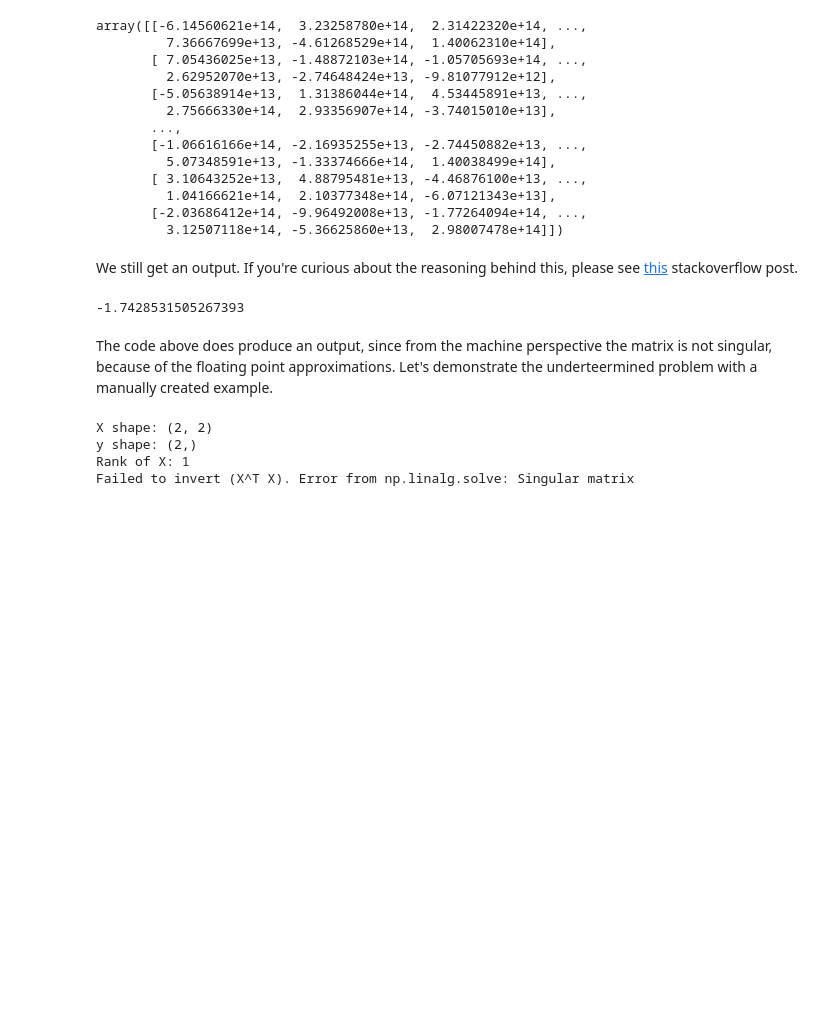
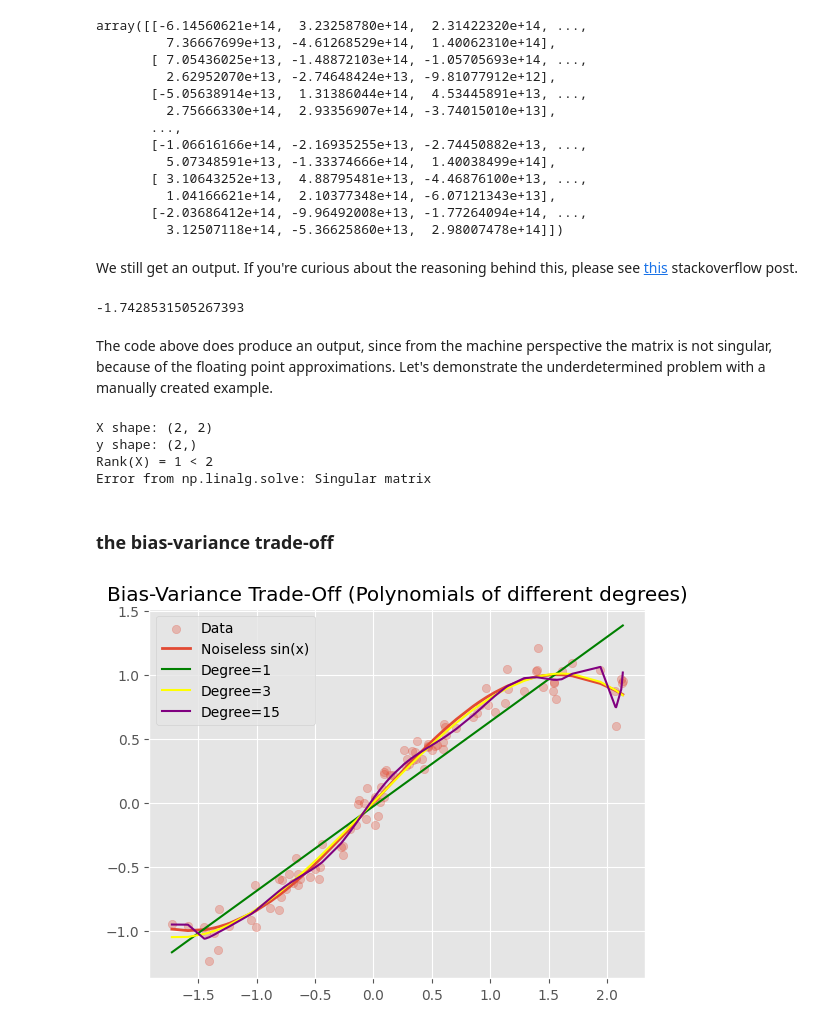
Before and after one commit to HaykTarkhanyan/lecture_sl_python_sols, a Jupyter notebook: python_sol_regularization_1.ipynb, the cells around one changed output. Drawn from its saved outputs; the diff is of its cells as text; code cells hidden in the pictures; blank space fills up the shorter version.

```diff
--- a/python_sol_regularization_1.ipynb
+++ b/python_sol_regularization_1.ipynb
@@ -23,7 +23,7 @@ noise_amount = 0.1
 
 X = np.random.randn(num_additional_covs, num_additional_covs + 1)
 
-Y = np.sin(X[:, 0]) + np.random.randn(num_points) * noise_amount
-print(f"X shape: {X.shape}\nY shape: {Y.shape}")
+y = np.sin(X[:, 0]) + np.random.randn(num_points) * noise_amount
+print(f"X shape: {X.shape}\ny shape: {y.shape}")
 # %% [output]
 X shape: (100, 101)
@@ -230,7 +230,7 @@ np.linalg.det(X.T @ X)
 # %%
 # let's select even less samples
 X = X[:10]
-Y = Y[:10]
+y = y[:10]
 
 np.linalg.det(X.T @ X)
 # %% [output]
@@ -260,28 +260,56 @@ np.linalg.solve(X.T @ X, X.T @ Y)
 # %% [output]
 -1.7428531505267393
 # %% [markdown]
-The code above does produce an output, since from the machine perspective the matrix is not singular, because of the floating point approximations. Let's demonstrate the underteermined problem with a manually created example.
+The code above does produce an output, since from the machine perspective the matrix is not singular, because of the floating point approximations. Let's demonstrate the underdetermined problem with a manually created example.
 # %%
 
-X = np.array([
+X_singular = np.array([
     [1, 1],
     [1, 1],
 ], dtype=float)
 
 # y can be anything
-y = np.array([1, 2])
+y_any = np.array([1, 2])
 
-print("X shape:", X.shape)
-print("y shape:", y.shape)
-print("Rank of X:", np.linalg.matrix_rank(X))
+print("X shape:", X_singular.shape)
+print("y shape:", y_any.shape)
+print(f"Rank(X) = {np.linalg.matrix_rank(X_singular)} < {X_singular.shape[1]}")
 
 try:
-    coefs = np.linalg.solve(X.T @ X, X.T @ y)
+    coefs = np.linalg.solve(X_singular.T @ X_singular, X_singular.T @ y_any)
     print("Direct solution via solve(X^T X, X^T y):", coefs)
 except np.linalg.LinAlgError as e:
-    print("Failed to invert (X^T X). Error from np.linalg.solve:", e)
+    print("Error from np.linalg.solve:", e)
 # %% [output]
 X shape: (2, 2)
 y shape: (2,)
-Rank of X: 1
-Failed to invert (X^T X). Error from np.linalg.solve: Singular matrix
+Rank(X) = 1 < 2
+Error from np.linalg.solve: Singular matrix
+# %% [markdown]
+### the bias-variance trade-off
+# %%
+x_1 = X[:, 0]
+sorted_x_1 = np.sort(x_1)
+
+degrees = [1, 3, 15]
+
+plt.figure()
+plt.scatter(x_1, y, alpha=0.3, label='Data')
+plt.plot(sorted_x_1, np.sin(sorted_x_1), label='Noiseless sin(x)', linewidth=2)
+
+colors = ['green', 'yellow', 'purple', 'blue', 'brown']
+for deg, col in zip(degrees, colors):
+    poly_tmp = PolynomialFeatures(degree=deg)
+    X_poly_tmp = poly_tmp.fit_transform(X[:, [0]])
+
+    model_tmp = LinearRegression().fit(X_poly_tmp, y)
+    sorted_x1_poly_tmp = poly_tmp.transform(sorted_x_1.reshape(-1, 1))
+
+    Y_poly_tmp = model_tmp.predict(sorted_x1_poly_tmp)
+    plt.plot(sorted_x_1, Y_poly_tmp, label=f"Degree={deg}", linestyle='-', c=col)
+
+plt.legend()
+plt.title("Bias-Variance Trade-Off (Polynomials of different degrees)")
+plt.show()
+# %% [output]
+[figure, added]
```
Also changed, not shown: parts of 16 cells of this notebook.
